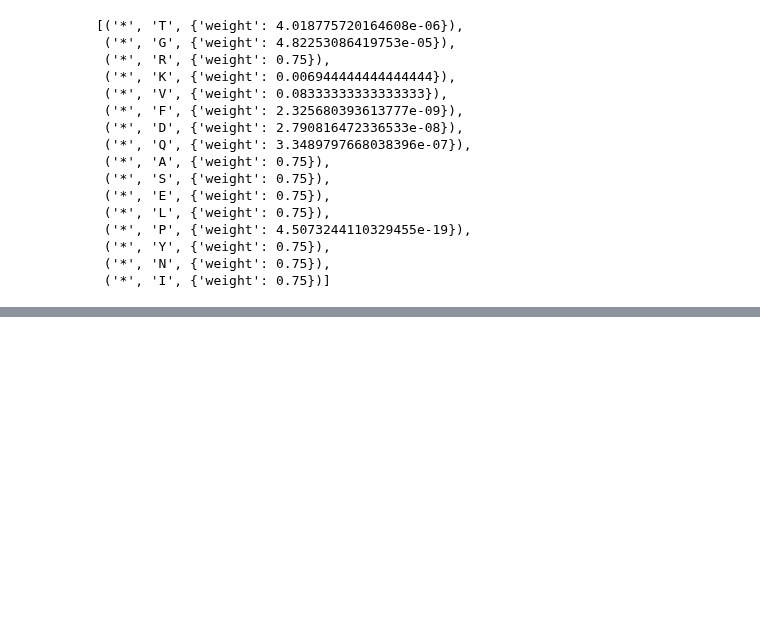
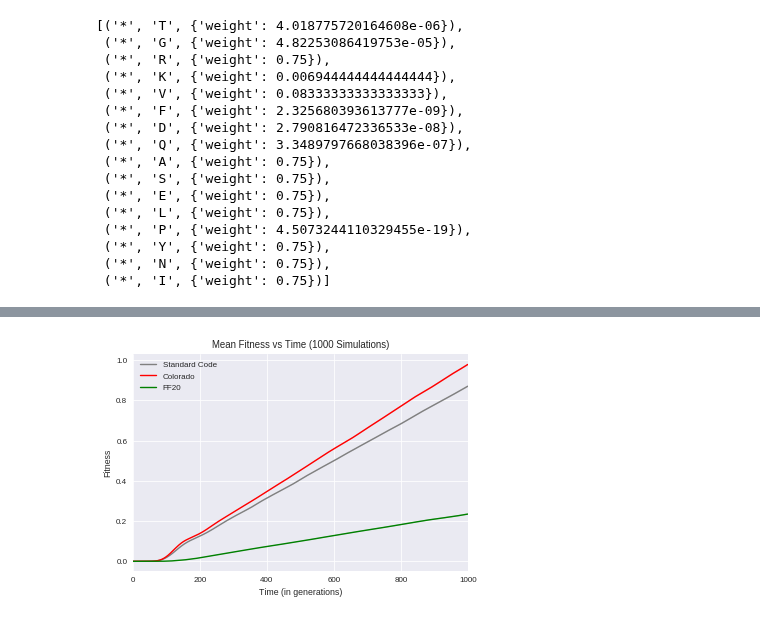
Before and after one commit to EndyLab/codon-tables, a Jupyter notebook: notebooks/fast_fail_figs.ipynb, the cells around one changed output, grey strips where cells are left out. Drawn from its saved outputs; the diff is of its cells as text; code cells hidden in the pictures; blank space fills up the shorter version.

```diff
--- a/notebooks/fast_fail_figs.ipynb
+++ b/notebooks/fast_fail_figs.ipynb
@@ -275,0 +341,13 @@ ff16_table.codonGraph.edges(data=True)
+# %%
+ax1 = sns.tsplot(data=df_sc_3b, time='time', value='fitness', unit='sim', condition='code', color='gray')
+ax2 = sns.tsplot(data=df_col_3b, time='time', value='fitness', unit='sim', condition='code', color='red')
+ax3 = sns.tsplot(data=df_ff20_3b, time='time', value='fitness', unit='sim', condition='code', color='green')
+
+plt.legend()
+plt.title('Mean Fitness vs Time (1000 Simulations)')
+plt.xlabel('Time (in generations)')
+plt.ylabel('Fitness')
+#plt.savefig('/home/jonathan/Lab/Fast Fail/Figures/Figure 3/3b_fit_traces.svg')
+plt.show()
+# %% [output]
+[figure, added]
```
Also changed, not shown: parts of 4 cells of this notebook, 4 other files.
